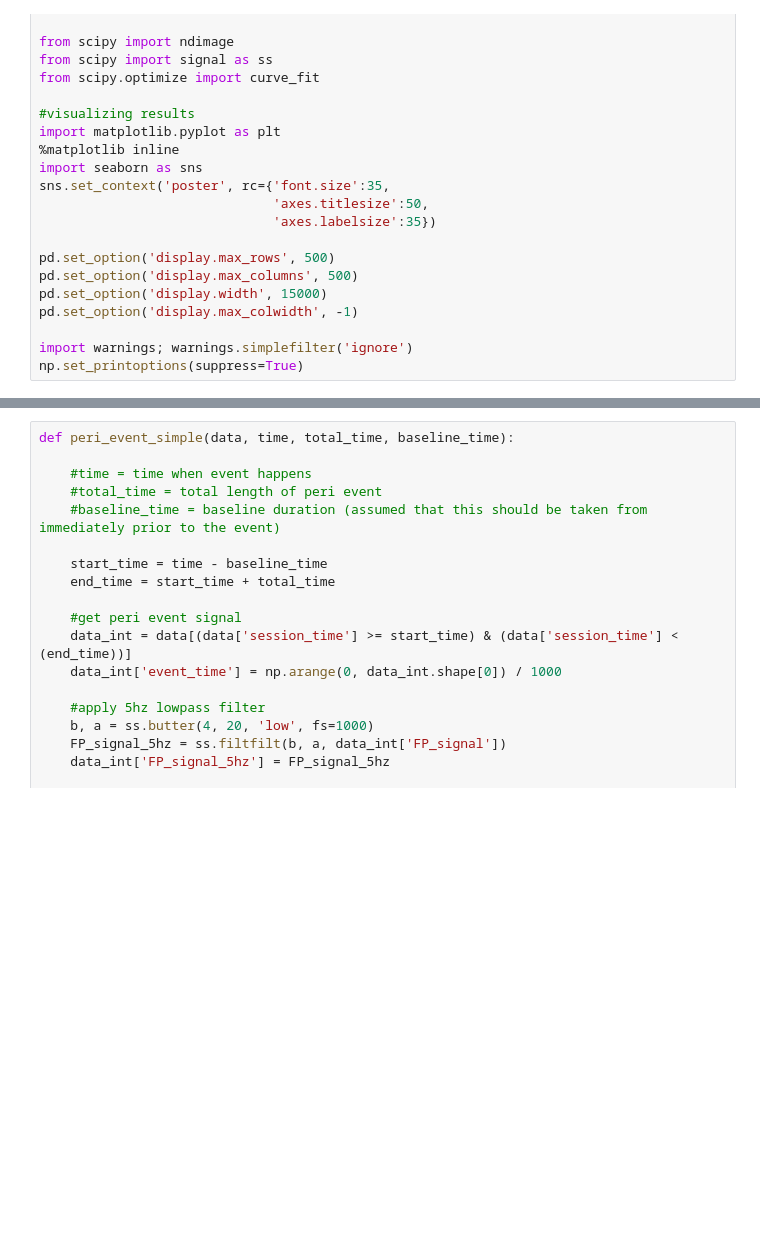
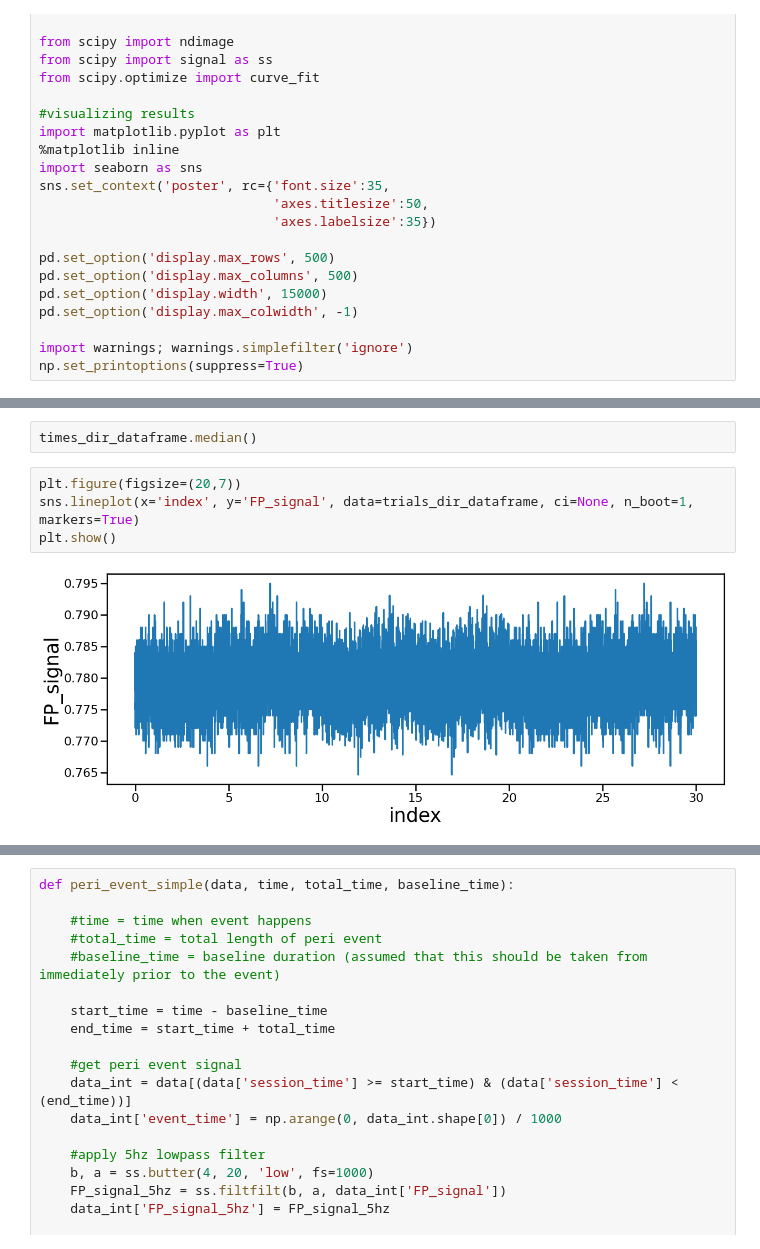
Before and after one commit to grace3999/wireless_fiber_photometry, a Jupyter notebook: FP_PDsingle_TTL_trial.ipynb, the cells around one changed output, grey strips where cells are left out. Drawn from its saved outputs; the diff is of its cells as text; blank space fills up the shorter version.

```diff
--- a/FP_PDsingle_TTL_trial.ipynb
+++ b/FP_PDsingle_TTL_trial.ipynb
@@ -36,0 +367,8 @@ np.set_printoptions(suppress=True)
+# %%
+times_dir_dataframe.median()
+# %%
+plt.figure(figsize=(20,7))
+sns.lineplot(x='index', y='FP_signal', data=trials_dir_dataframe, ci=None, n_boot=1, markers=True)
+plt.show()
+# %% [output]
+[figure, added]
```
Also changed, not shown: parts of 27 cells of this notebook.
